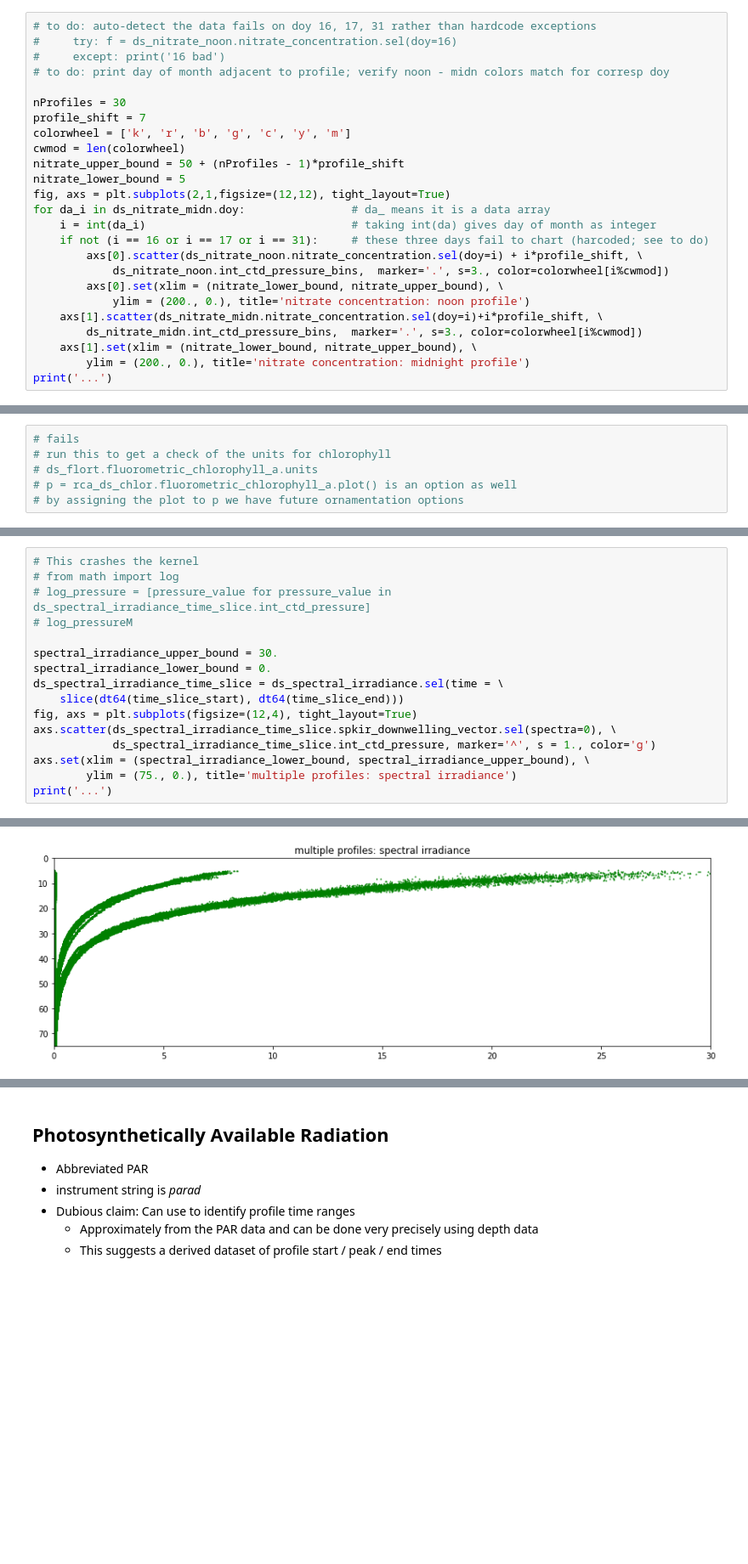
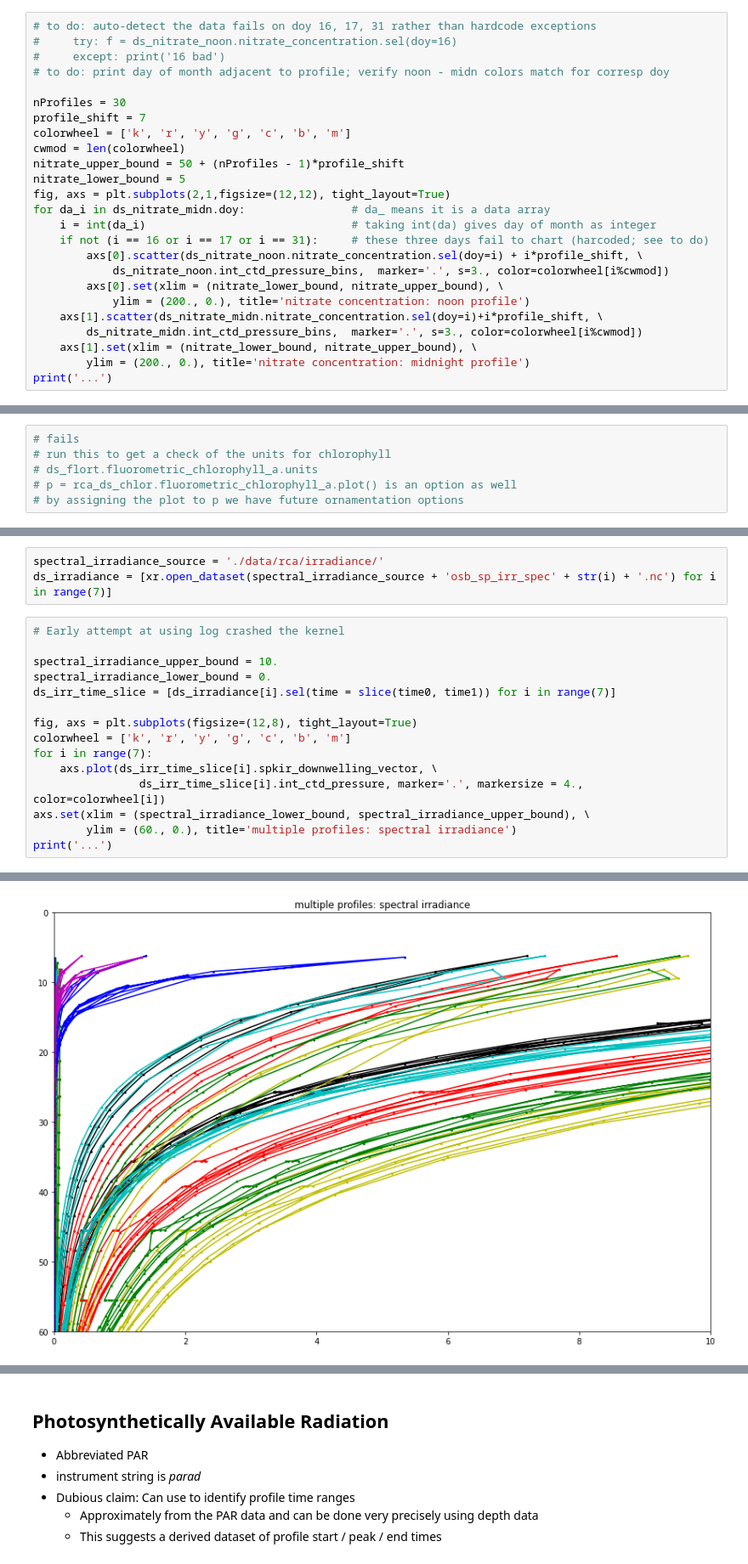
Before and after one commit to lsetiawan/ocean, a Jupyter notebook: Ocean 01 A Photic Zone CTD.ipynb, the cells around one changed output, grey strips where cells are left out. Shown at 85% size. Cells and saved outputs as stored; diff of their text form; blank space fills up the shorter version.

Commit message:
lite data progress

```diff
--- a/Ocean 01 A Photic Zone CTD.ipynb
+++ b/Ocean 01 A Photic Zone CTD.ipynb
@@ -177,7 +177,7 @@ Data variables:
 
 nProfiles = 30
 profile_shift = 7
-colorwheel = ['k', 'r', 'b', 'g', 'c', 'y', 'm']
+colorwheel = ['k', 'r', 'y', 'g', 'c', 'b', 'm']
 cwmod = len(colorwheel)
 nitrate_upper_bound = 50 + (nProfiles - 1)*profile_shift
 nitrate_lower_bound = 5
@@ -368,19 +345,21 @@ Attributes:
+# %%
+spectral_irradiance_source = './data/rca/irradiance/'
+ds_irradiance = [xr.open_dataset(spectral_irradiance_source + 'osb_sp_irr_spec' + str(i) + '.nc') for i in range(7)]
 # %%
-# This crashes the kernel
-# from math import log
-# log_pressure = [pressure_value for pressure_value in ds_spectral_irradiance_time_slice.int_ctd_pressure]
-# log_pressureM
+# Early attempt at using log crashed the kernel
 
-spectral_irradiance_upper_bound = 30.
+spectral_irradiance_upper_bound = 10.
 spectral_irradiance_lower_bound = 0.
-ds_spectral_irradiance_time_slice = ds_spectral_irradiance.sel(time = \
-    slice(dt64(time_slice_start), dt64(time_slice_end)))
-fig, axs = plt.subplots(figsize=(12,4), tight_layout=True)
-axs.scatter(ds_spectral_irradiance_time_slice.spkir_downwelling_vector.sel(spectra=0), \
-            ds_spectral_irradiance_time_slice.int_ctd_pressure, marker='^', s = 1., color='g')
+ds_irr_time_slice = [ds_irradiance[i].sel(time = slice(time0, time1)) for i in range(7)]
+
+fig, axs = plt.subplots(figsize=(12,8), tight_layout=True)
+colorwheel = ['k', 'r', 'y', 'g', 'c', 'b', 'm']
+for i in range(7):
+    axs.plot(ds_irr_time_slice[i].spkir_downwelling_vector, \
+                ds_irr_time_slice[i].int_ctd_pressure, marker='.', markersize = 4., color=colorwheel[i])
 axs.set(xlim = (spectral_irradiance_lower_bound, spectral_irradiance_upper_bound), \
-        ylim = (75., 0.), title='multiple profiles: spectral irradiance')
+        ylim = (60., 0.), title='multiple profiles: spectral irradiance')
 print('...')
 # %% [output]
 ...
-[figure, old version]
+[figure, new version]
```
Also changed, not shown: parts of 13 cells of this notebook, 10 other files.
